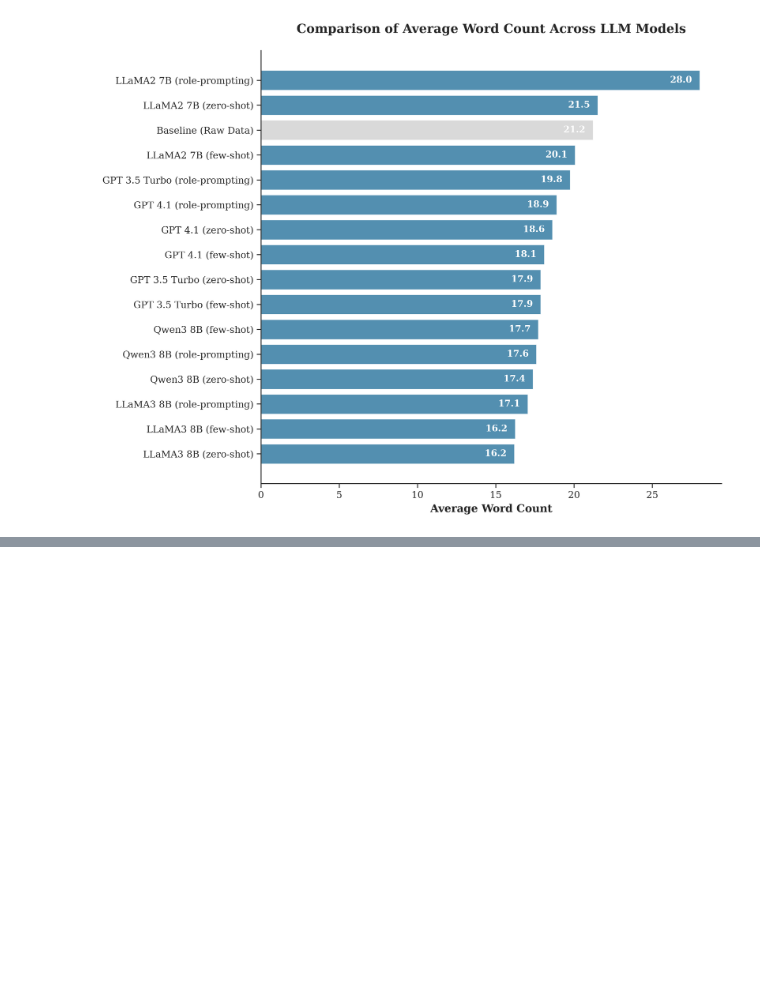
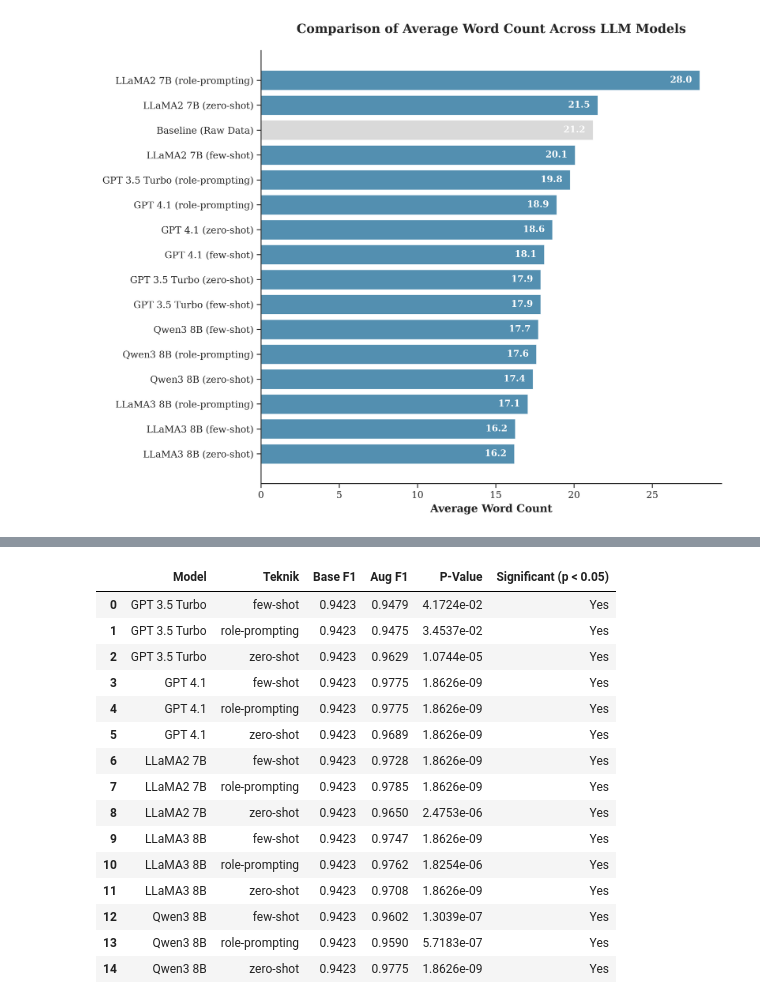
Before and after one commit to farhanhr/llm_generated_dataset, a Jupyter notebook: notebooks/notebooksV2.ipynb, the cells around one changed output, grey strips where cells are left out. Cells and saved outputs as stored; diff of their text form; code cells hidden in the pictures; blank space fills up the shorter version.

Commit message:
feat: wilcoxon test

```diff
--- a/notebooks/notebooksV2.ipynb
+++ b/notebooks/notebooksV2.ipynb
@@ -352,0 +355,75 @@ Menganalisis Rata-Rata Jumlah Kata (Word Count)...
+# %%
+import os
+import glob
+import pandas as pd
+import numpy as np
+from scipy.stats import wilcoxon
+from sklearn.feature_extraction.text import TfidfVectorizer
+from sklearn.metrics import f1_score
+from xgboost import XGBClassifier
+from sklearn.utils import resample
+
+print("Melakukan Uji Statistik Wilcoxon (Bootstrap pada Data Uji)...")
+
+train_raw_path = os.path.join("data", "raw", "train_data.csv")
+test_raw_path = os.path.join("data", "raw", "test_data.csv")
+
+df_train_raw = pd.read_csv(train_raw_path).dropna(subset=['Pesan', 'Kategori'])
+df_test = pd.read_csv(test_raw_path).dropna(subset=['Pesan', 'Kategori'])
+
+label_map = {'ham': 0, 'normal': 0, 'spam': 1}
+y_test = df_test['Kategori'].map(label_map).values
+
+vectorizer_base = TfidfVectorizer(max_features=5000)
+X_train_base = vectorizer_base.fit_transform(df_train_raw['Pesan'].astype(str)).toarray()
+X_test_base = vectorizer_base.transform(df_test['Pesan'].astype(str)).toarray()
+y_train_base = df_train_raw['Kategori'].map(label_map).values
+
+xgb_base = XGBClassifier(eval_metric='logloss', random_state=42)
+xgb_base.fit(X_train_base, y_train_base)
+y_pred_base = xgb_base.predict(X_test_base)
+
+def calculate_bootstrap_wilcoxon(y_true, y_pred_baseline, y_pred_augmented, n_iterations=30):
+    base_f1, aug_f1 = [], []
+    for i in range(n_iterations):
+        indices = resample(np.arange(len(y_true)), random_state=i)
+        base_f1.append(f1_score(y_true[indices], y_pred_baseline[indices], zero_division=0))
+        aug_f1.append(f1_score(y_true[indices], y_pred_augmented[indices], zero_division=0))
+
+    stat, p_value = wilcoxon(base_f1, aug_f1, zero_method='zsplit')
+    return np.mean(base_f1), np.mean(aug_f1), p_value
+
+wilcoxon_results = []
+MERGED_DIR = os.path.join("data", "augmented", TIMESTAMP, "merged", "balanced")
+
+for file in glob.glob(os.path.join(MERGED_DIR, "*.csv")):
+    model_name, technique = parse_model_technique(os.path.basename(file))
+    df_merged = pd.read_csv(file).dropna(subset=['Pesan', 'Kategori'])
+
+    vectorizer_aug = TfidfVectorizer(max_features=5000)
+    X_train_aug = vectorizer_aug.fit_transform(df_merged['Pesan'].astype(str)).toarray()
+    X_test_aug = vectorizer_aug.transform(df_test['Pesan'].astype(str)).toarray()
+    y_train_aug = df_merged['Kategori'].map(label_map).values
+
+    xgb_aug = XGBClassifier(eval_metric='logloss', random_state=42)
+    xgb_aug.fit(X_train_aug, y_train_aug)
+    y_pred_aug = xgb_aug.predict(X_test_aug)
+
+    avg_base, avg_aug, p_val = calculate_bootstrap_wilcoxon(y_test, y_pred_base, y_pred_aug)
+
+    is_significant = "Yes" if p_val < 0.05 else "No"
+
+    wilcoxon_results.append({
+        'Model': model_name,
+        'Teknik': technique,
+        'Base F1': round(avg_base, 4),
+        'Aug F1': round(avg_aug, 4),
+        'P-Value': format(p_val, '.4e'),
+        'Significant (p < 0.05)': is_significant
+    })
+
+df_wilcoxon = pd.DataFrame(wilcoxon_results).sort_values(by=['Model', 'Teknik'])
+
+export_table_to_png(df_wilcoxon, f"{TIMESTAMP}_tbl_wilcoxon.png", "Wilcoxon Signed-Rank Test Results")
+display(df_wilcoxon)
+# %% [output]
@@ -352,0 +432,16 @@ Menganalisis Rata-Rata Jumlah Kata (Word Count)...
+|  | Model | Teknik | Base F1 | Aug F1 | P-Value | Significant (p < 0.05) |
+| 0 | GPT 3.5 Turbo | few-shot | 0.9423 | 0.9479 | 4.1724e-02 | Yes |
+| 1 | GPT 3.5 Turbo | role-prompting | 0.9423 | 0.9475 | 3.4537e-02 | Yes |
+| 2 | GPT 3.5 Turbo | zero-shot | 0.9423 | 0.9629 | 1.0744e-05 | Yes |
+| 3 | GPT 4.1 | few-shot | 0.9423 | 0.9775 | 1.8626e-09 | Yes |
+| 4 | GPT 4.1 | role-prompting | 0.9423 | 0.9775 | 1.8626e-09 | Yes |
+| 5 | GPT 4.1 | zero-shot | 0.9423 | 0.9689 | 1.8626e-09 | Yes |
+| 6 | LLaMA2 7B | few-shot | 0.9423 | 0.9728 | 1.8626e-09 | Yes |
+| 7 | LLaMA2 7B | role-prompting | 0.9423 | 0.9785 | 1.8626e-09 | Yes |
+| 8 | LLaMA2 7B | zero-shot | 0.9423 | 0.9650 | 2.4753e-06 | Yes |
+| 9 | LLaMA3 8B | few-shot | 0.9423 | 0.9747 | 1.8626e-09 | Yes |
+| 10 | LLaMA3 8B | role-prompting | 0.9423 | 0.9762 | 1.8254e-06 | Yes |
+| 11 | LLaMA3 8B | zero-shot | 0.9423 | 0.9708 | 1.8626e-09 | Yes |
+| 12 | Qwen3 8B | few-shot | 0.9423 | 0.9602 | 1.3039e-07 | Yes |
+| 13 | Qwen3 8B | role-prompting | 0.9423 | 0.9590 | 5.7183e-07 | Yes |
+| 14 | Qwen3 8B | zero-shot | 0.9423 | 0.9775 | 1.8626e-09 | Yes |
```
Also changed, not shown: parts of 2 cells of this notebook.
